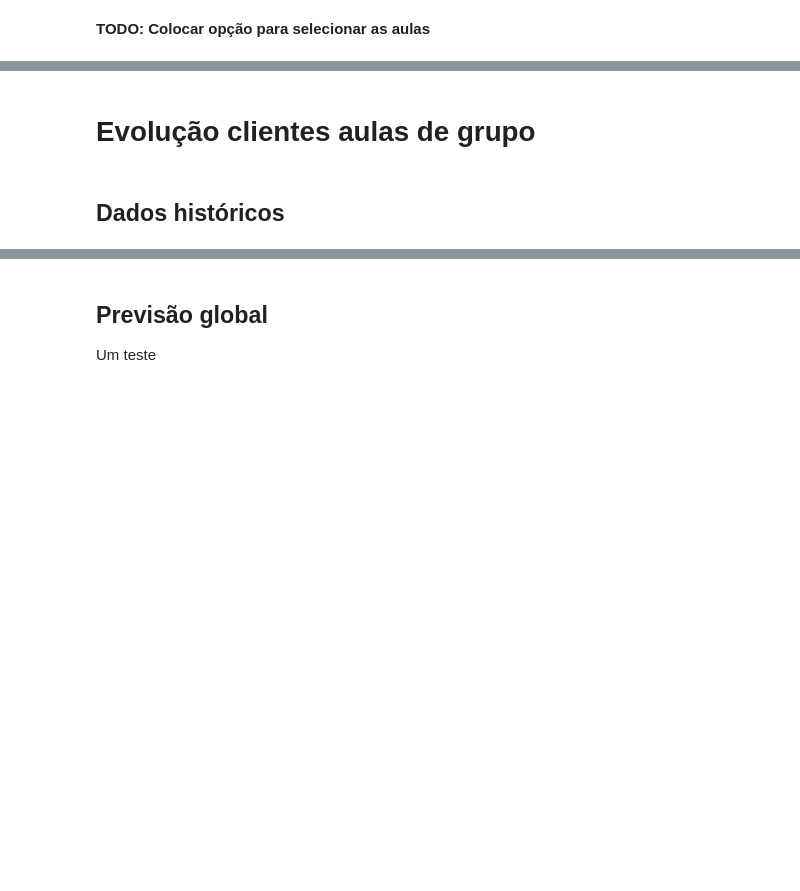
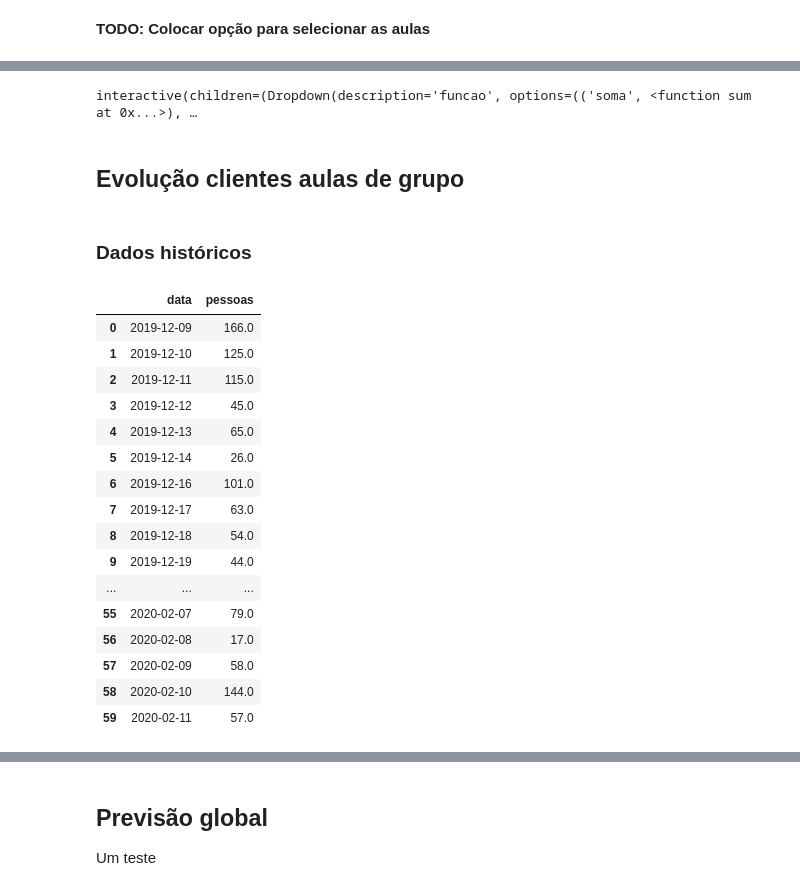
Before and after one commit to pesobreiro/jupyternotebooks, a Jupyter notebook: analysis/2.aulasGrupo_analise.ipynb, the cells around one changed output, grey strips where cells are left out. Cells and saved outputs as stored; diff of their text form; code cells hidden in the pictures; blank space fills up the shorter version.

```diff
--- a/analysis/2.aulasGrupo_analise.ipynb
+++ b/analysis/2.aulasGrupo_analise.ipynb
@@ -592,6 +648,7 @@ def f(funcao,sos,porMes,mes):
         print('Não tem dados')
     else:
         quadro = pd.pivot_table(dados,values='pessoas',index='hora',columns=['diaSemana'],aggfunc=funcao,margins=True,fill_value=0)
+        print(quadro)
         print(tabulate(quadro,tablefmt='github',floatfmt=".2f",headers=['hora','seg','ter','qua','qui','sex','sab','dom','total']))
         print('\nPor dia do mês:')
         quadro2 = pd.pivot_table(dados,values='pessoas',index='hora',columns=['dia'],aggfunc=funcao,margins=True,fill_value=0)
@@ -599,7 +656,29 @@ def f(funcao,sos,porMes,mes):
         quadro.to_html()
 
 interact(f, funcao=funcao,sos=True,porMes=True,mes=widgets.IntSlider(min=1,max=12,step=1,value=1));
+# %% [output]
+interactive(children=(Dropdown(description='funcao', options=(('soma', <function sum at 0x...>), …
 # %% [markdown]
-# Evolução clientes aulas de grupo
+## Evolução clientes aulas de grupo
 # %% [markdown]
-## Dados históricos
+### Dados históricos
+# %%
+dfAG.groupby('data')['pessoas'].sum().reset_index()
+# %% [output]
+|  | data | pessoas |
+| 0 | 2019-12-09 | 166.0 |
+| 1 | 2019-12-10 | 125.0 |
+| 2 | 2019-12-11 | 115.0 |
+| 3 | 2019-12-12 | 45.0 |
+| 4 | 2019-12-13 | 65.0 |
+| 5 | 2019-12-14 | 26.0 |
+| 6 | 2019-12-16 | 101.0 |
+| 7 | 2019-12-17 | 63.0 |
+| 8 | 2019-12-18 | 54.0 |
+| 9 | 2019-12-19 | 44.0 |
+| ... | ... | ... |
+| 55 | 2020-02-07 | 79.0 |
+| 56 | 2020-02-08 | 17.0 |
+| 57 | 2020-02-09 | 58.0 |
+| 58 | 2020-02-10 | 144.0 |
+| 59 | 2020-02-11 | 57.0 |
```
Also changed, not shown: parts of 19 cells of this notebook.
